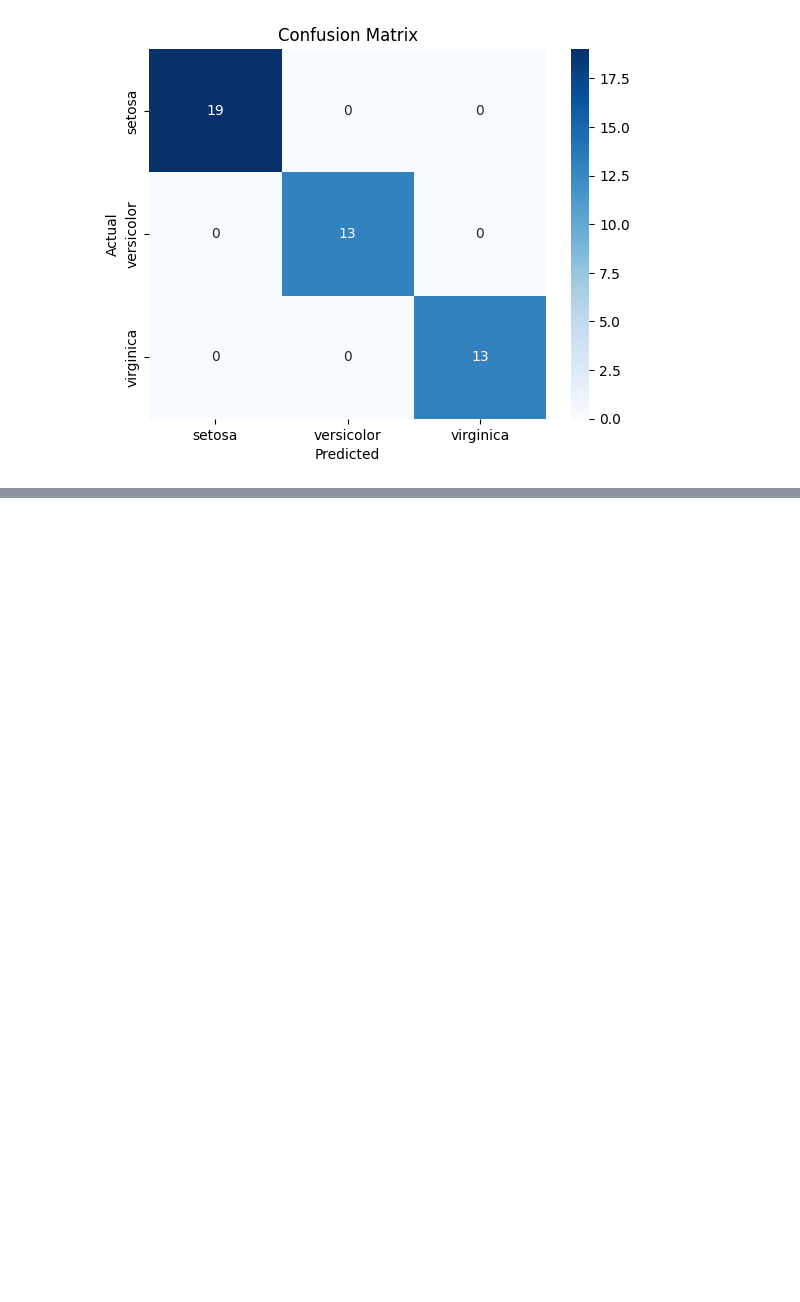
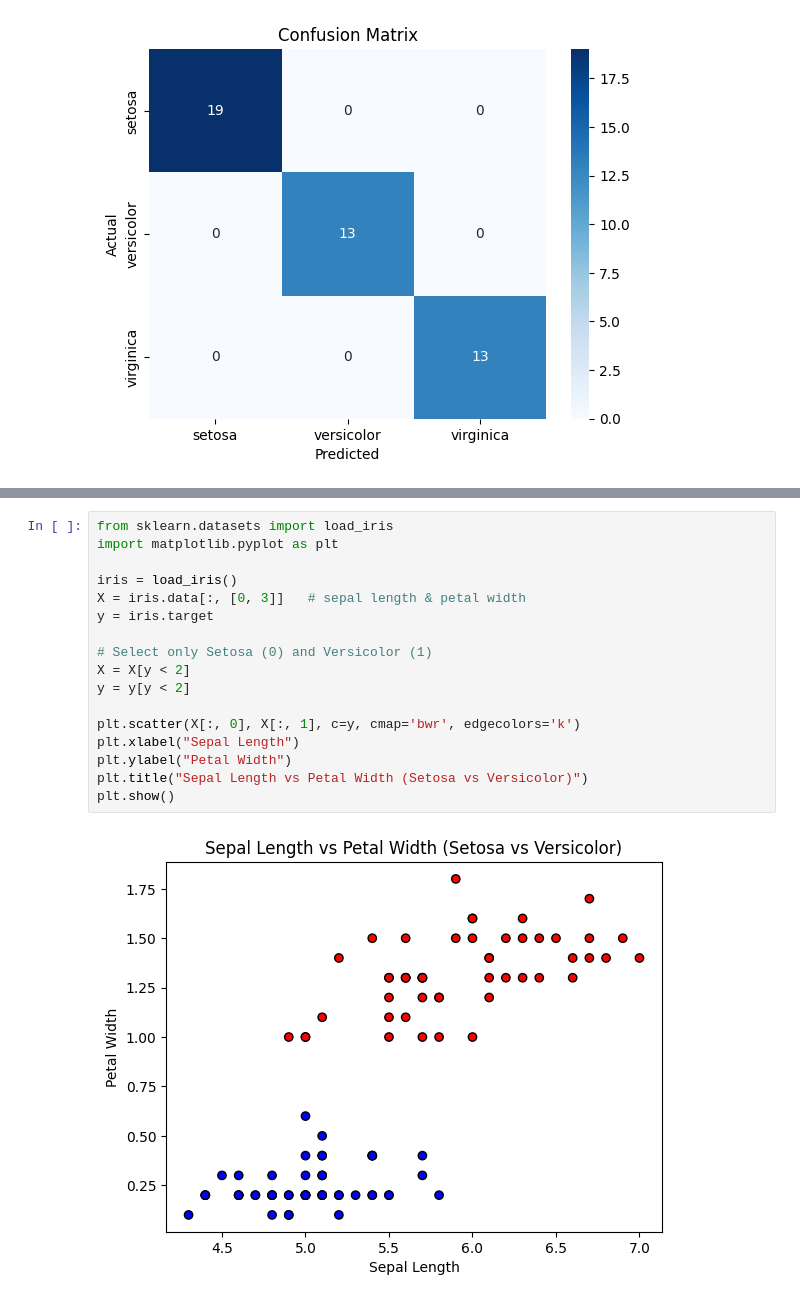
Before and after one commit to Jabed-Hasan/python, a Jupyter notebook: LogisticRegression.ipynb, the cells around one changed output, grey strips where cells are left out. Cells and saved outputs as stored; diff of their text form; blank space fills up the shorter version.

```diff
--- a/LogisticRegression.ipynb
+++ b/LogisticRegression.ipynb
@@ -63,0 +74,19 @@ plt.show()
+# %%
+from sklearn.datasets import load_iris
+import matplotlib.pyplot as plt
+
+iris = load_iris()
+X = iris.data[:, [0, 3]]   # sepal length & petal width
+y = iris.target
+
+# Select only Setosa (0) and Versicolor (1)
+X = X[y < 2]
+y = y[y < 2]
+
+plt.scatter(X[:, 0], X[:, 1], c=y, cmap='bwr', edgecolors='k')
+plt.xlabel("Sepal Length")
+plt.ylabel("Petal Width")
+plt.title("Sepal Length vs Petal Width (Setosa vs Versicolor)")
+plt.show()
+# %% [output]
+[figure, added]
```
Also changed, not shown: parts of 7 cells of this notebook.
